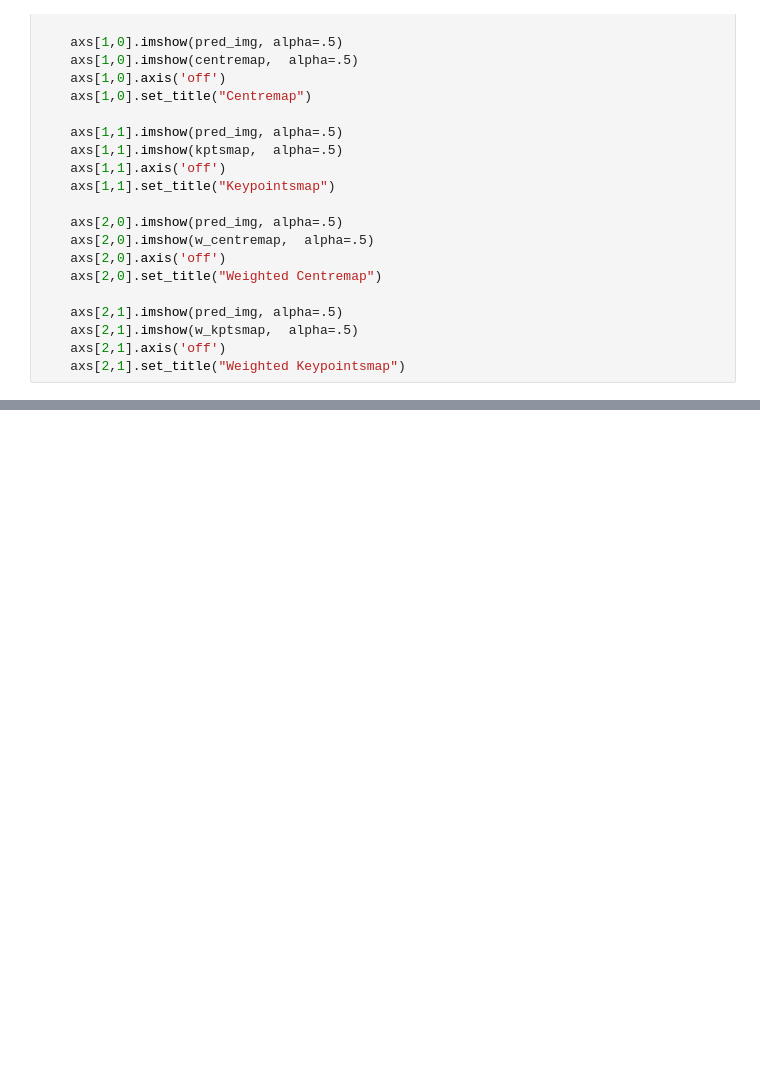
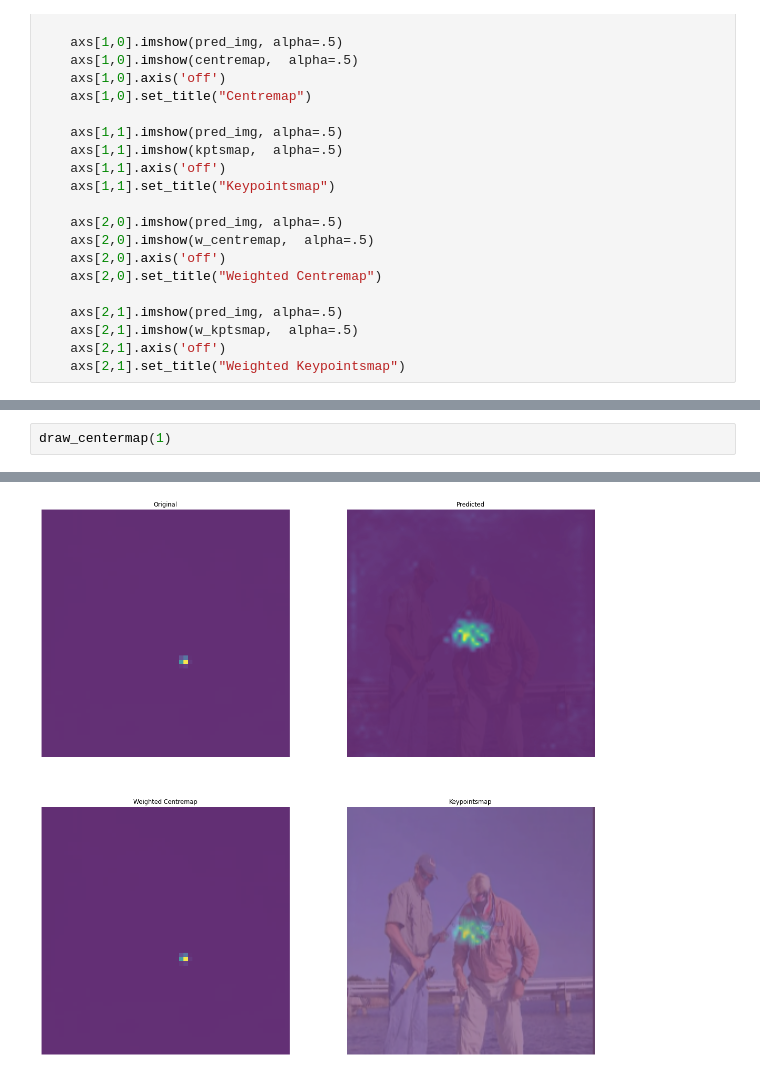
Before and after one commit to LorBordin/bodynet, a Jupyter notebook: dev_utils/architecture.ipynb, the cells around one changed output, grey strips where cells are left out. Saved outputs shown, nothing was run; the diff lists cells and outputs as text; blank space fills up the shorter version.

```diff
--- a/dev_utils/architecture.ipynb
+++ b/dev_utils/architecture.ipynb
@@ -157,0 +201,3 @@ draw_sample(4)
+# %%
+draw_centermap(1)
+# %% [output]
@@ -157,0 +205 @@ draw_sample(4)
+[figure, added]
```
Also changed, not shown: parts of 10 cells of this notebook, 2 other files.
